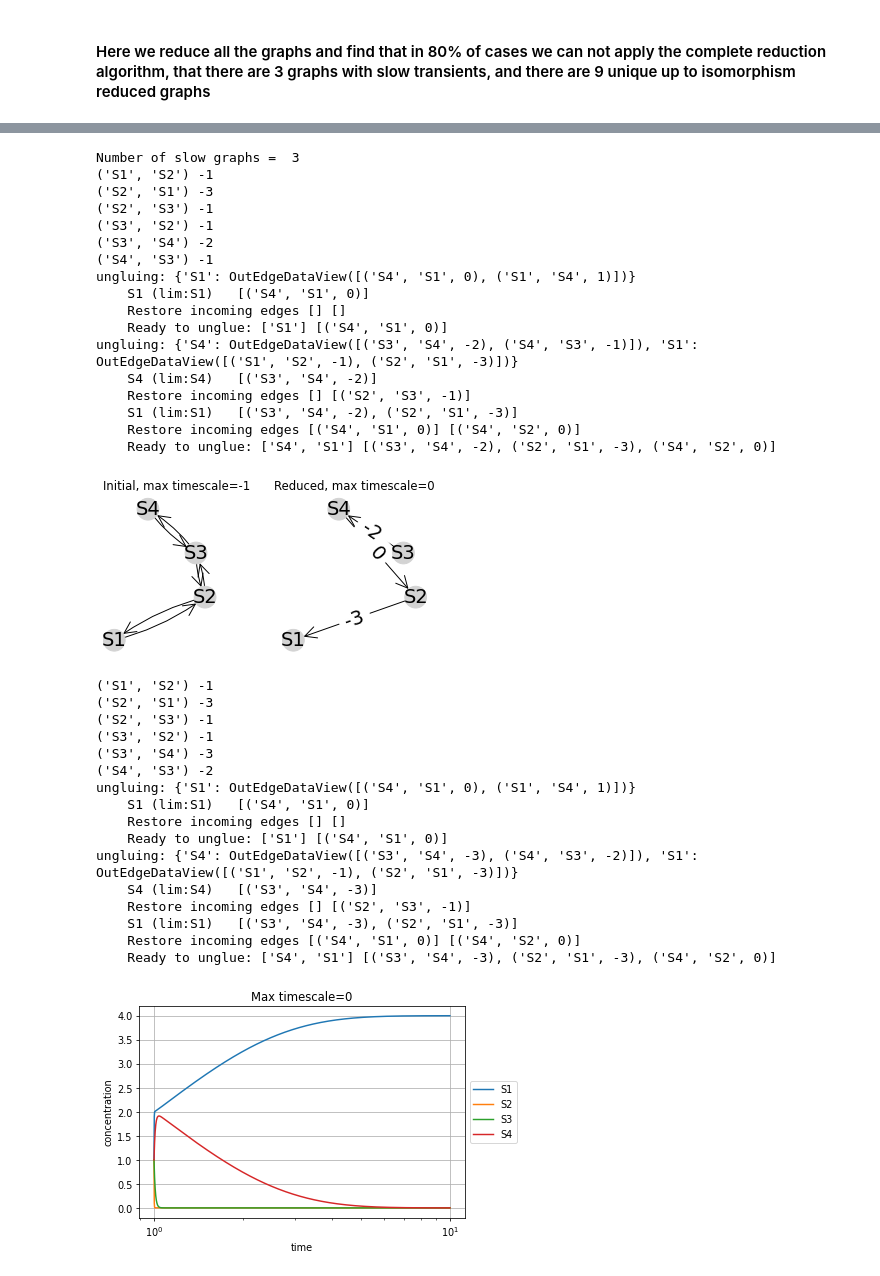
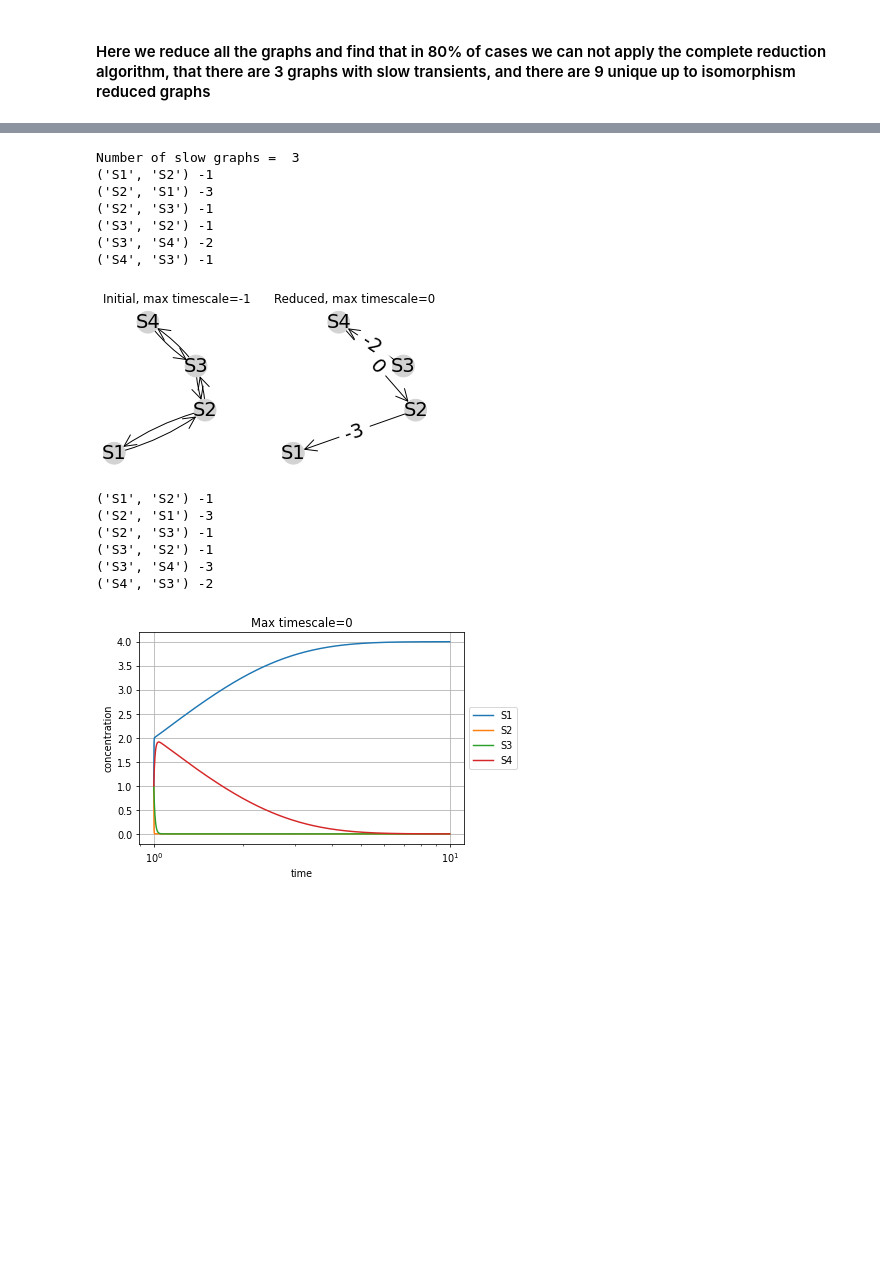
Before and after one commit to oradules/LNetReduce, a Jupyter notebook: Example_Petrov_paper.ipynb, the cells around one changed output, grey strips where cells are left out. Cells and saved outputs as stored; diff of their text form; code cells hidden in the pictures; blank space fills up the shorter version.

```diff
--- a/Example_Petrov_paper.ipynb
+++ b/Example_Petrov_paper.ipynb
@@ -83,0 +12,7 @@ plt.show()
+# %%
+# load the model
+filename = 'models/petrov1.csv'
+timescale = 5
+G = lnetreduce.load_graph(filename)
+
+pos = lnetreduce.plot_graph(G, curve=True, edge_labels='weight')
@@ -112,7 +32,7 @@ ungluing: {'S4': OutEdgeDataView([('S3', 'S4', -2), ('S4', 'S3', -1)]), 'S1': Ou
 # %%
 from itertools import product
 
-edge_labels = get_edge_labels_dic(G)
+edge_labels = nx.get_edge_attributes(G, 'weight')
 orders = list(product([-1,-2,-3],repeat = len(edge_labels)))
 graphs = []
 for p in orders:
@@ -131,18 +51,11 @@ print(len(graphs),' graphs generated.')
 # we also seek for the appearance of super-slow timescales, not initially present in the system
 
 def nm(n1,n2):
-    if n1['id']==n2['id']:
-        return True
-    else:
-        return False
+    return n1['id'] == n2['id']
+
 
 def get_max_timescale(G):
-    max_time_scale = -np.inf
-    for e in G.edges:
-        weight = G.get_edge_data(e[0],e[1])['weight']
-        if weight>max_time_scale:
-            max_time_scale = weight
-    return max_time_scale
+    return max([ w for src,tgt,w in G.edges(data='weight') ])
 
 max_timescale = get_max_timescale(G)
 print('Maximum timescale=',max_timescale)
@@ -154,9 +67,9 @@ counts = []
 count_errors = 0
 for gr in graphs:
     try:
-        ugr = reduction.reduce_graph(gr)
+        ugr = lnetreduce.reduce_graph(gr)
         mx_ts = get_max_timescale(ugr)
-        if mx_ts>max_timescale:
+        if mx_ts > max_timescale:
             slow_graphs.append(gr)
             slow_timescales.append(mx_ts)
         node_ids = {}
@@ -229,62 +131,42 @@ for i in irx:
     for n in ugr:
         color_map.append('lightgray')
     nx.draw(ugr, pos, with_labels = True,node_color=color_map,
             font_size=20,node_size=500,arrowsize=30,
             arrowstyle='->',connectionstyle="arc3,rad=0.1")
-    edge_labels = get_edge_labels_dic(ugr)
+    edge_labels = nx.get_edge_attributes(ugr, 'weight')
     #nx.draw_networkx_edge_labels(ugr,pos,edge_labels=edge_labels,font_color='black',font_size=20)
     for e in ugr.edges:
         print(e,edge_labels[e])
     plt.title('Initial, max timescale='+str(get_max_timescale(ugr)))
     plt.subplot(1,2,2)
-    ugr = reduction.reduce_graph(ugr)
+    ugr = lnetreduce.reduce_graph(ugr)
     color_map = []
     for n in ugr:
         color_map.append('lightgray')
     nx.draw(ugr, pos, with_labels = True,node_color=color_map,font_size=20,node_size=500,arrowsize=30,arrowstyle='->')
-    edge_labels = get_edge_labels_dic(ugr)
+    edge_labels = nx.get_edge_attributes(ugr, 'weight')
     nx.draw_networkx_edge_labels(ugr,pos,edge_labels=edge_labels,font_color='black',font_size=20)
     plt.title('Reduced, max timescale='+str(slow_timescales[i]))
     plt.show()
 
     if do_plot_dynamics:
-        plot_dynamics(ugr,title='Max timescale='+str(slow_timescales[i]),timescale=timescale)
+        lnetreduce.simulate_and_plot(ugr, timescale,title='Max timescale='+str(slow_timescales[i]), method='odeint')
     k+=1
     if k>max_number_of_graphs:
         break
 # %% [output]
 Number of slow graphs =  3
 ('S1', 'S2') -1
 ('S2', 'S1') -3
 ('S2', 'S3') -1
 ('S3', 'S2') -1
 ('S3', 'S4') -2
 ('S4', 'S3') -1
-ungluing: {'S1': OutEdgeDataView([('S4', 'S1', 0), ('S1', 'S4', 1)])}
-    S1 (lim:S1)   [('S4', 'S1', 0)]
-    Restore incoming edges [] []
-    Ready to unglue: ['S1'] [('S4', 'S1', 0)]
-ungluing: {'S4': OutEdgeDataView([('S3', 'S4', -2), ('S4', 'S3', -1)]), 'S1': OutEdgeDataView([('S1', 'S2', -1), ('S2', 'S1', -3)])}
-    S4 (lim:S4)   [('S3', 'S4', -2)]
-    Restore incoming edges [] [('S2', 'S3', -1)]
-    S1 (lim:S1)   [('S3', 'S4', -2), ('S2', 'S1', -3)]
-    Restore incoming edges [('S4', 'S1', 0)] [('S4', 'S2', 0)]
-    Ready to unglue: ['S4', 'S1'] [('S3', 'S4', -2), ('S2', 'S1', -3), ('S4', 'S2', 0)]
-[figure, old version]
+[figure, new version]
 ('S1', 'S2') -1
 ('S2', 'S1') -3
 ('S2', 'S3') -1
 ('S3', 'S2') -1
 ('S3', 'S4') -3
 ('S4', 'S3') -2
-ungluing: {'S1': OutEdgeDataView([('S4', 'S1', 0), ('S1', 'S4', 1)])}
-    S1 (lim:S1)   [('S4', 'S1', 0)]
-    Restore incoming edges [] []
-    Ready to unglue: ['S1'] [('S4', 'S1', 0)]
-ungluing: {'S4': OutEdgeDataView([('S3', 'S4', -3), ('S4', 'S3', -2)]), 'S1': OutEdgeDataView([('S1', 'S2', -1), ('S2', 'S1', -3)])}
-    S4 (lim:S4)   [('S3', 'S4', -3)]
-    Restore incoming edges [] [('S2', 'S3', -1)]
-    S1 (lim:S1)   [('S3', 'S4', -3), ('S2', 'S1', -3)]
-    Restore incoming edges [('S4', 'S1', 0)] [('S4', 'S2', 0)]
-    Ready to unglue: ['S4', 'S1'] [('S3', 'S4', -3), ('S2', 'S1', -3), ('S4', 'S2', 0)]
 [figure]
```
Also changed, not shown: parts of 10 cells of this notebook, 2 other files.
